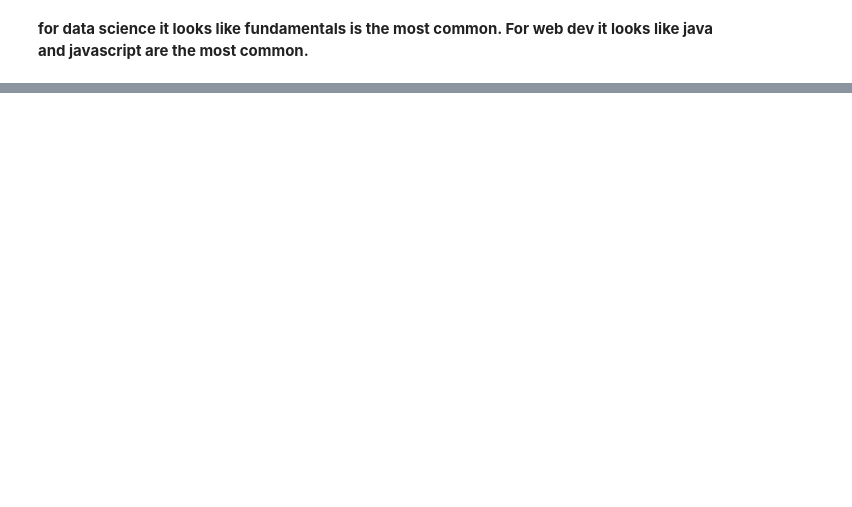
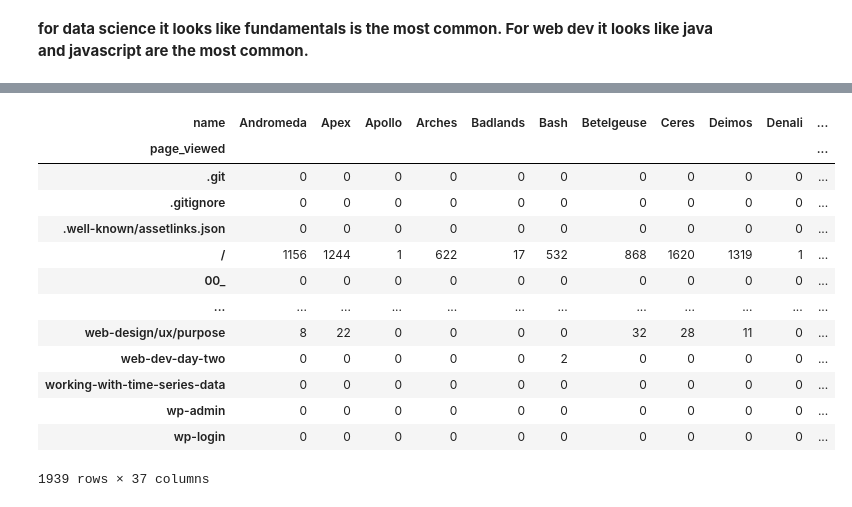
Before and after one commit to matt-c-knight/time-series-project, a Jupyter notebook: explore.ipynb, the cells around one changed output, grey strips where cells are left out. Drawn from its saved outputs; the diff is of its cells as text; code cells hidden in the pictures; blank space fills up the shorter version.

```diff
--- a/explore.ipynb
+++ b/explore.ipynb
@@ -547,0 +778,17 @@ Name: page_viewed, dtype: int64
+# %%
+pd.crosstab(web_dev.page_viewed, web_dev.name)
+# %% [output]
+| name | Andromeda | Apex | Apollo | Arches | Badlands | Bash | Betelgeuse | Ceres | Deimos | Denali | ... |
+| page_viewed |  |  |  |  |  |  |  |  |  |  | ... |
+| .git | 0 | 0 | 0 | 0 | 0 | 0 | 0 | 0 | 0 | 0 | ... |
+| .gitignore | 0 | 0 | 0 | 0 | 0 | 0 | 0 | 0 | 0 | 0 | ... |
+| .well-known/assetlinks.json | 0 | 0 | 0 | 0 | 0 | 0 | 0 | 0 | 0 | 0 | ... |
+| / | 1156 | 1244 | 1 | 622 | 17 | 532 | 868 | 1620 | 1319 | 1 | ... |
+| 00_ | 0 | 0 | 0 | 0 | 0 | 0 | 0 | 0 | 0 | 0 | ... |
+| ... | ... | ... | ... | ... | ... | ... | ... | ... | ... | ... | ... |
+| web-design/ux/purpose | 8 | 22 | 0 | 0 | 0 | 0 | 32 | 28 | 11 | 0 | ... |
+| web-dev-day-two | 0 | 0 | 0 | 0 | 0 | 2 | 0 | 0 | 0 | 0 | ... |
+| working-with-time-series-data | 0 | 0 | 0 | 0 | 0 | 0 | 0 | 0 | 0 | 0 | ... |
+| wp-admin | 0 | 0 | 0 | 0 | 0 | 0 | 0 | 0 | 0 | 0 | ... |
+| wp-login | 0 | 0 | 0 | 0 | 0 | 0 | 0 | 0 | 0 | 0 | ... |
+1939 rows × 37 columns
```
Also changed, not shown: parts of 47 cells of this notebook.
